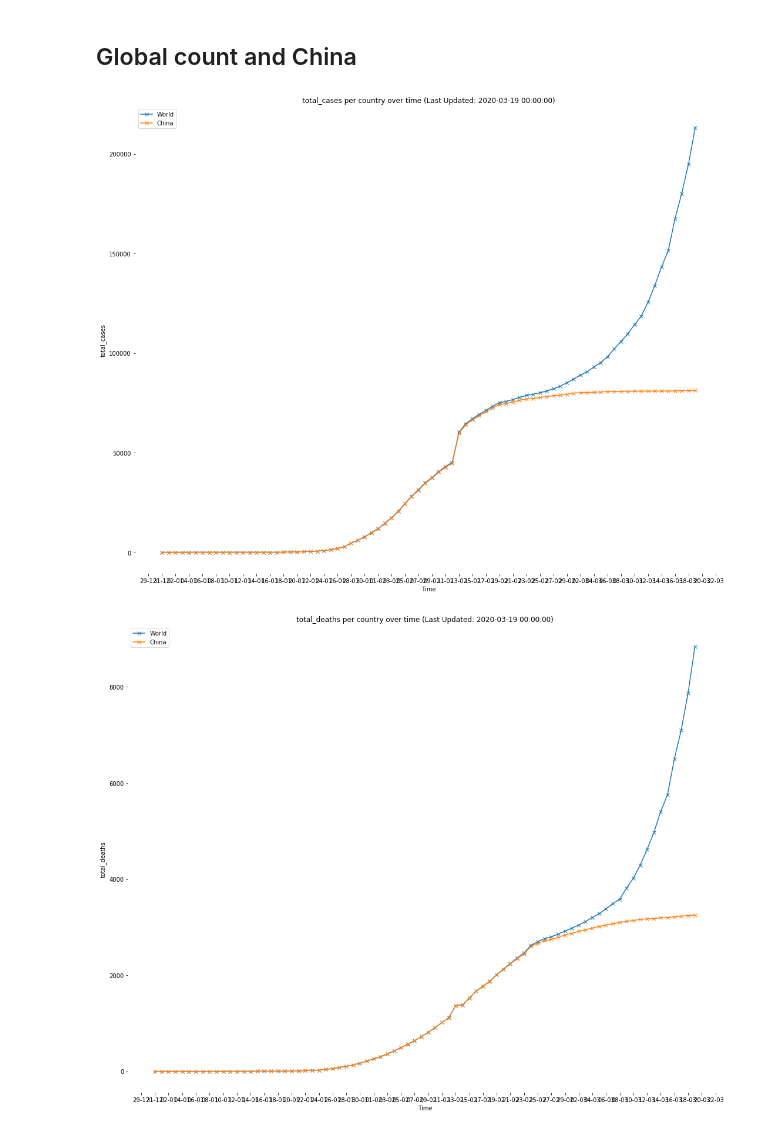
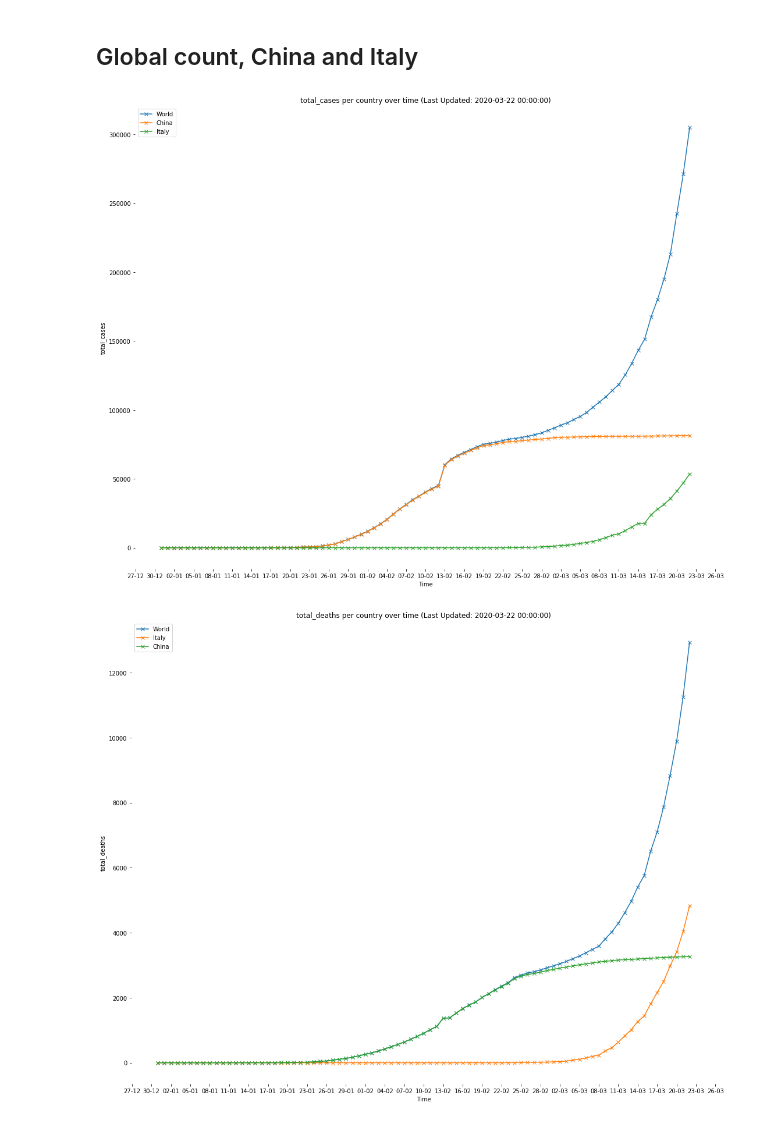
Before and after one commit to m322/portfolio, a Jupyter notebook: covid-19/world_wide.ipynb, the cells around one changed output. Saved outputs shown, nothing was run; the diff lists cells and outputs as text; code cells hidden in the pictures.

```diff
--- a/covid-19/world_wide.ipynb
+++ b/covid-19/world_wide.ipynb
@@ -92,24 +120,24 @@ Dates: 2019-12-31 00:00:00 - 2020-03-19 00:00:00
 # %% [markdown]
-## Global count and China
+## Global count, China and Italy
 # %%
 for stat in ['total_cases', 'total_deaths']:
     plt.figure(figsize=(15, 12))
     for region in global_df[(global_df['date']==last_date) &
-                             (global_df['location'].isin(['World', 'China']))].sort_values(by=stat, ascending=False)['location']:
+                             (global_df['location'].isin(['World', 'China', 'Italy']))].sort_values(by=stat, ascending=False)['location']:
         plt.plot(global_df[global_df['location'] == region]['date'],
                  global_df[global_df['location'] == region][stat],
                  label=region,
                  marker='x')
     plt.xlabel('Time')
     plt.ylabel(f'{stat}')
     plt.title(f'{stat} per country over time (Last Updated: {last_date})')
     plt.legend()
     plt.box(False)
     plt.tight_layout()
-    plt.gca().xaxis.set_major_locator(mdates.DayLocator(interval=2))
+    plt.gca().xaxis.set_major_locator(mdates.DayLocator(interval=3))
     plt.gca().xaxis.set_major_formatter(mdates.DateFormatter('%d-%m'))
     plt.savefig(f'{OUTPUT_CHARTS_DIR}world_{stat}.png', dpi=300)
 # %% [output]
-[figure, old version]
+[figure, new version]
-[figure, old version]
+[figure, new version]
 # %% [markdown]
```
Also changed, not shown: parts of 5 cells of this notebook, 1 other file.
